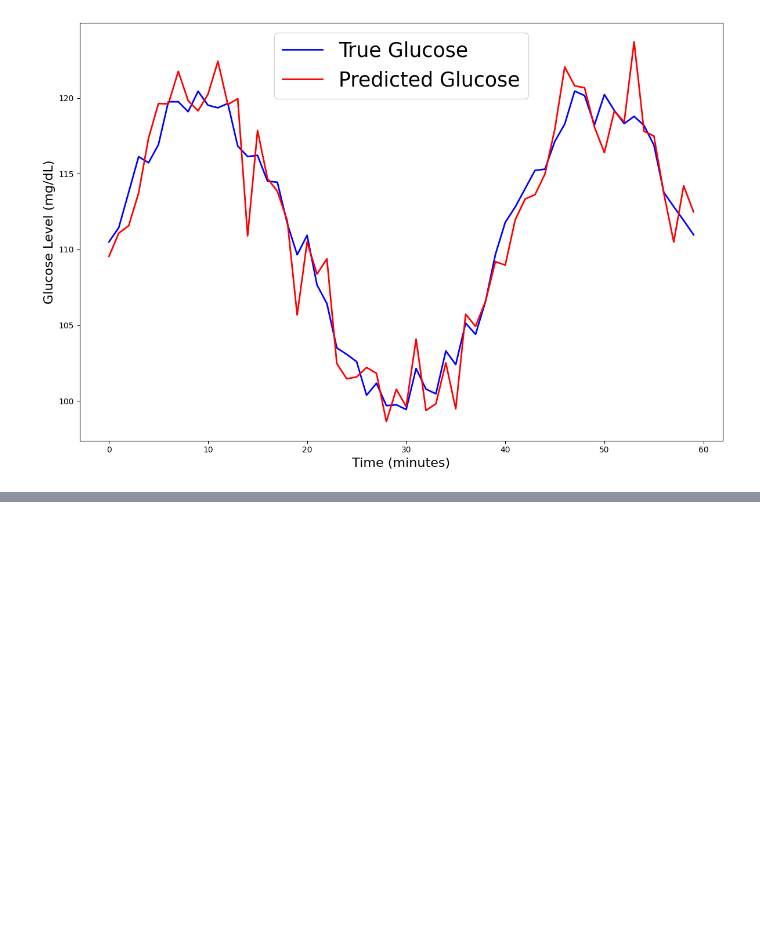
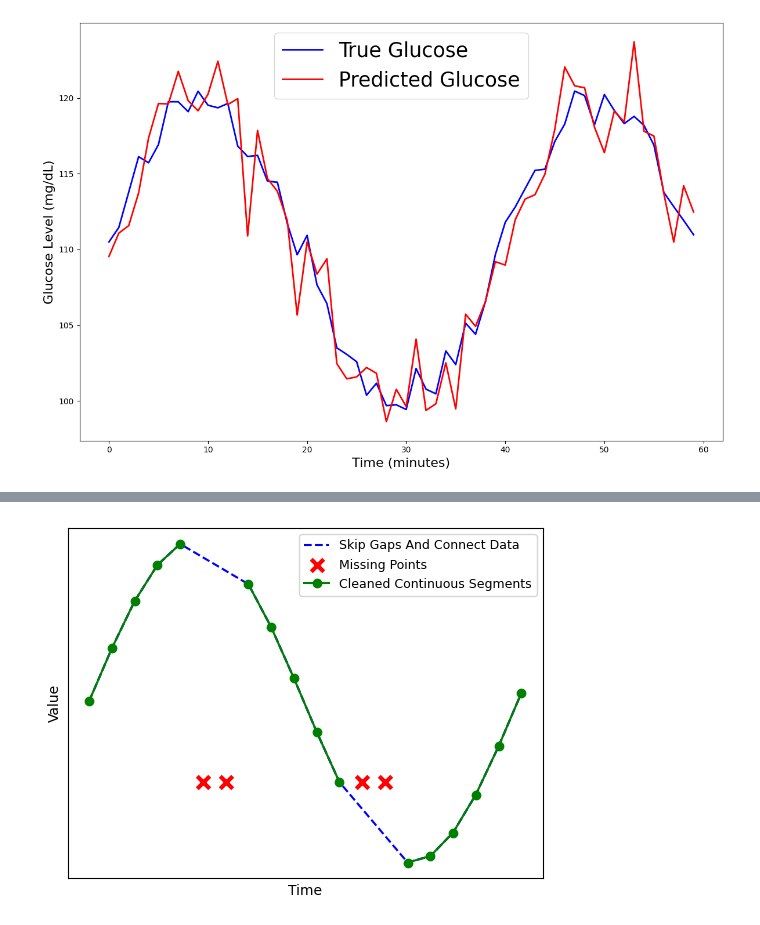
Before and after one commit to CSU-RuixiChen/Glucoformer, a Jupyter notebook: Experiments/Diagram.ipynb, the cells around one changed output, grey strips where cells are left out. Saved outputs shown, nothing was run; the diff lists cells and outputs as text; code cells hidden in the pictures; blank space fills up the shorter version.

```diff
--- a/Experiments/Diagram.ipynb
+++ b/Experiments/Diagram.ipynb
@@ -122,3 +36,57 @@ plt.show()
+# %%
+import matplotlib.pyplot as plt
+import numpy as np
+import pandas as pd
+
+# 构造示例血糖数据（包含缺失）
+time = np.arange(0, 20)
+glucose = np.sin(time/3) + 5
+glucose[[5, 6, 12, 13]] = np.nan  # 模拟缺失点
+
+# 使用 pandas 进行线性插值来“连接”断点
+s = pd.Series(glucose)
+interpolated_glucose = s.interpolate(method='linear')
+
+# --- 创建一张图，叠加所有元素 ---
+fig, ax = plt.subplots(figsize=(5.25, 4))
+
+# 设置背景透明
+fig.patch.set_alpha(0.0)
+ax.patch.set_alpha(0.0)
+
+
+# 1. 绘制插值后的连接线（蓝色虚线）
+ax.plot(time, interpolated_glucose, "--", color="blue", label="Skip Gaps And Connect Data")
+
+# 2. 标记原始的缺失点
+missing_idx = np.where(np.isnan(glucose))[0]
+# ax.scatter(time[missing_idx], interpolated_glucose[missing_idx],  marker="x", c="red", s=80, linewidths=3, label="Missing Points")
+# 自定义一个y轴位置来显示所有的叉叉
+y_for_markers = 4.5 # 您可以把这个值改成任何您希望的高度
+ax.scatter(time[missing_idx], [y_for_markers]*len(missing_idx),  marker="x", c="red", s=80, linewidths=3, label="Missing Points")
+# 3. 绘制清理后的实际数据段（绿色实线）
+# 找到连续段的起始和结束点
+mask = ~np.isnan(glucose)
+starts = np.where(np.diff(np.r_[0, mask, 0]) == 1)[0]
+ends = np.where(np.diff(np.r_[0, mask, 0]) == -1)[0]
+
+# 循环绘制每个连续段
+for i, (start, end) in enumerate(zip(starts, ends)):
+    label = "Cleaned Continuous Segments" if i == 0 else ""
+    ax.plot(time[start:end], glucose[start:end], "-o", color="green", label=label)
+
+# --- 设置图表 ---
+ax.set_xlabel("Time")
+ax.set_ylabel("Value")
+ax.legend(fontsize=9)
+ax.set_yticklabels([])  # 不显示y轴数值
+ax.set_xticklabels([])  # 不显示x轴数值
+plt.yticks([])
+plt.xticks([])
+plt.tight_layout()
+plt.show()
+# %% [output]
+[figure, added]
 # %%
 import numpy as np
 import matplotlib.pyplot as plt
```
Also changed, not shown: parts of 3 cells of this notebook, 12 other files.
